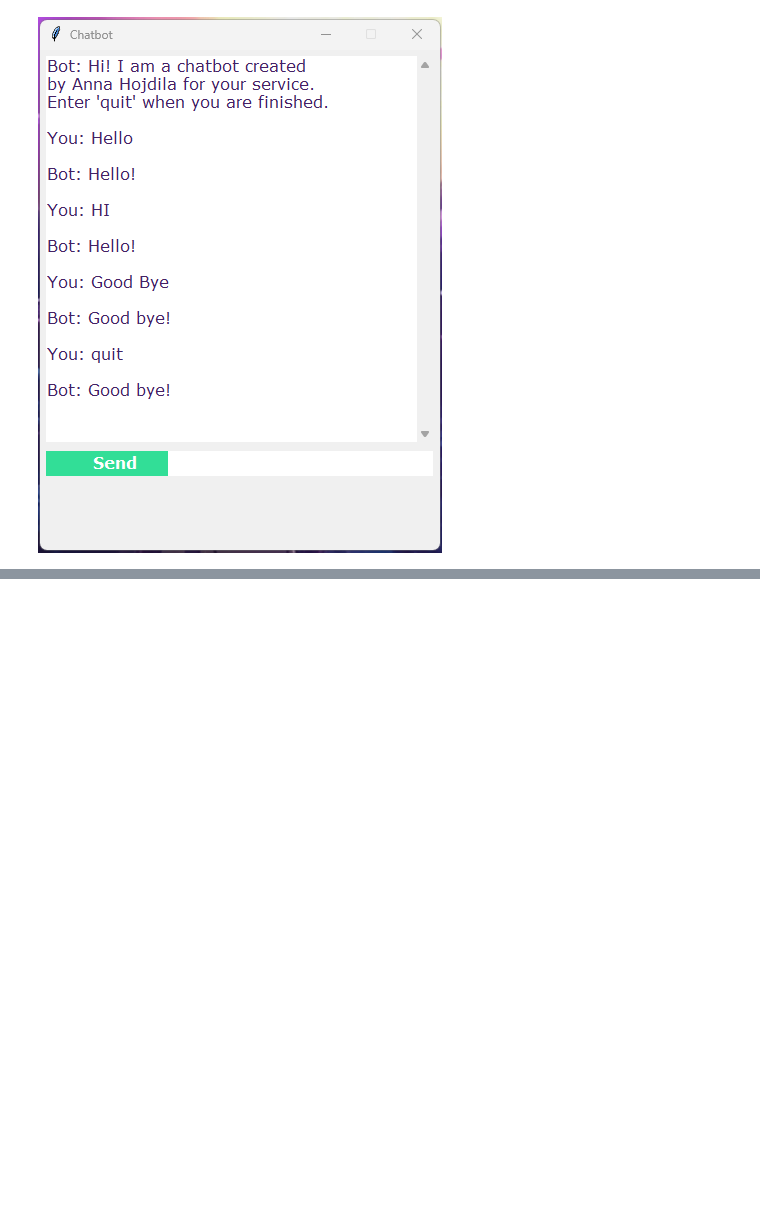
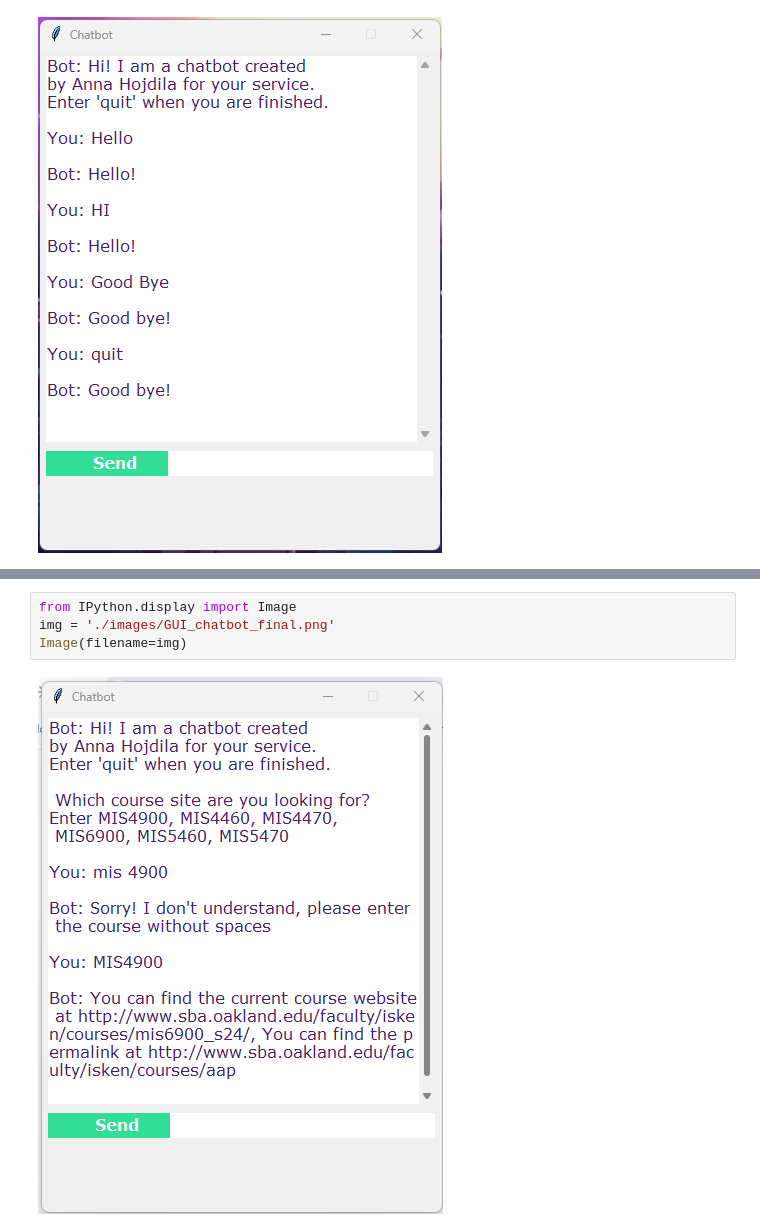
Before and after one commit to Rhedhead0621/hw3_hojdila, a Jupyter notebook: 7_GUI_chatbox_Final.ipynb, the cells around one changed output, grey strips where cells are left out. Cells and saved outputs as stored; diff of their text form; blank space fills up the shorter version.

```diff
--- a/7_GUI_chatbox_Final.ipynb
+++ b/7_GUI_chatbox_Final.ipynb
@@ -100,0 +169,6 @@ Image(filename=img)
+# %%
+from IPython.display import Image
+img = './images/GUI_chatbot_final.png'
+Image(filename=img)
+# %% [output]
+[figure, added]
```
Also changed, not shown: parts of 6 cells of this notebook, 15 other files.
